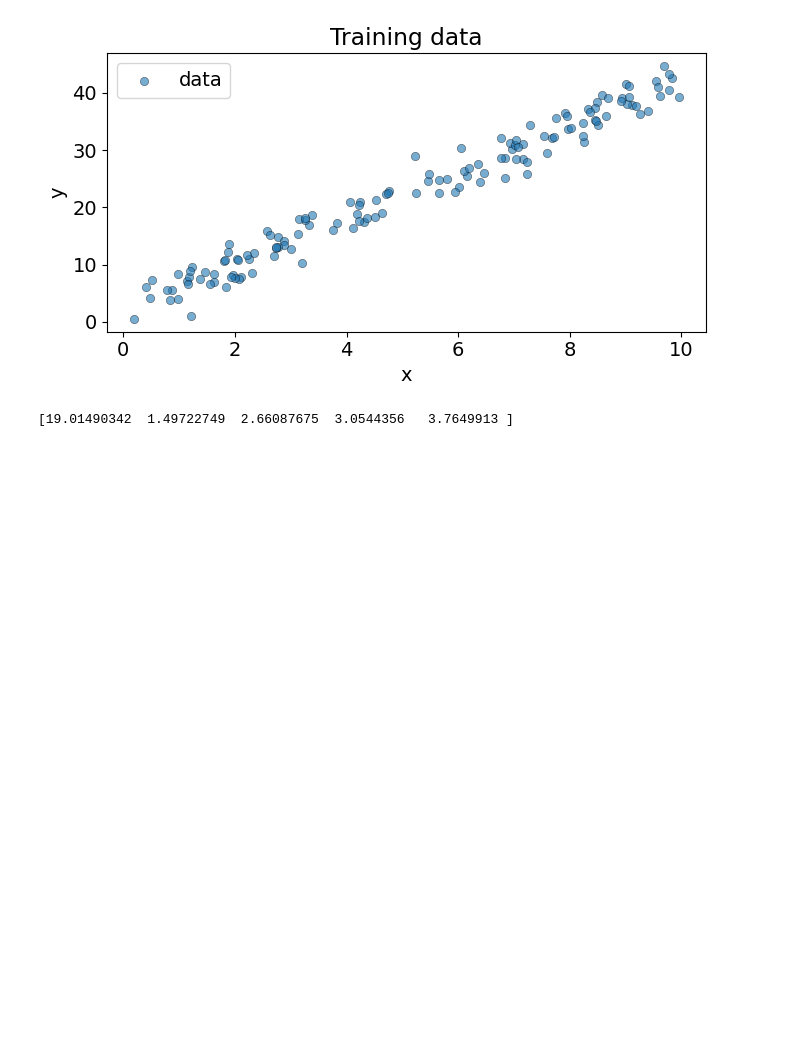
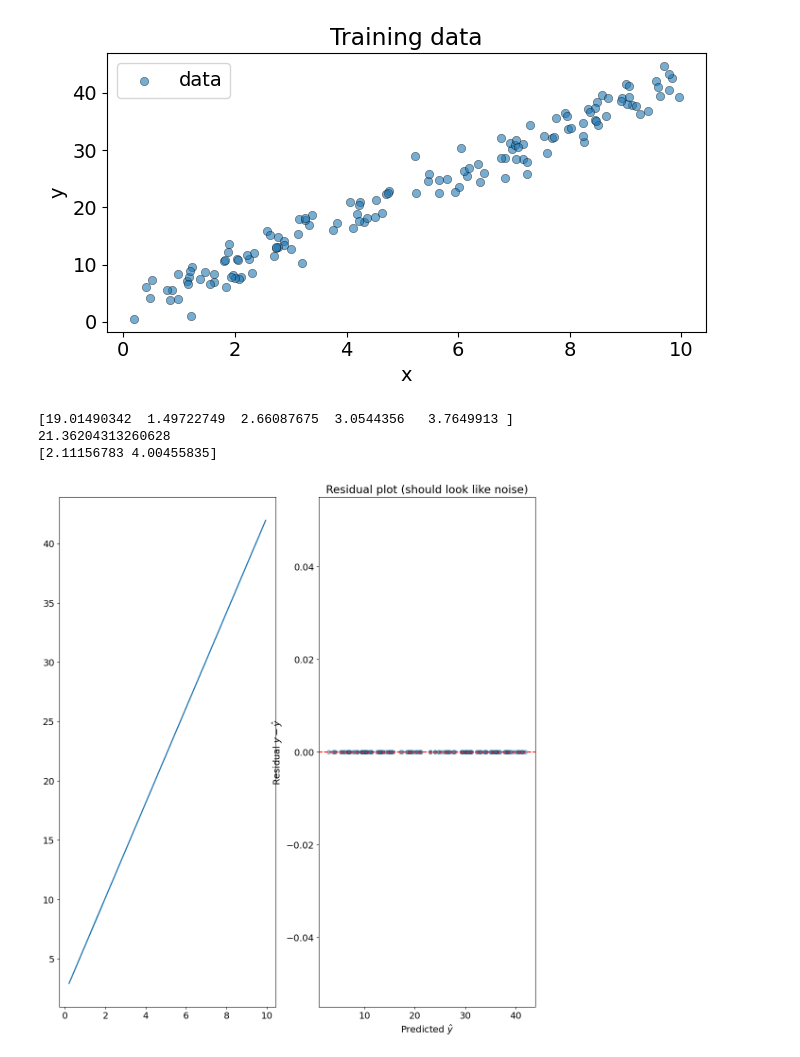
Before and after one commit to UpendraT25/machinelearning, a Jupyter notebook: linearRegression.ipynb, the cells around one changed output. Cells and saved outputs as stored; diff of their text form; code cells hidden in the pictures; blank space fills up the shorter version.

Commit message:
graphical representation

```diff
--- a/linearRegression.ipynb
+++ b/linearRegression.ipynb
@@ -35,6 +35,8 @@ plt.legend(); plt.tight_layout(); plt.show()
 # %%
 #Linear regression class
 import numpy as np
+import matplotlib.pyplot as plt
+import matplotlib as mlt
 class linearRegressionNForm():
     def __init__(self):
         self.betaList=None
@@ -54,7 +56,7 @@ class linearRegressionNForm():
 
 #multivariate model prediction
 
-X = np.array([
+X2 = np.array([
     [1, 2, 5, 7, 1],
     [1, 3, 8, 2, 4],
     [1, 4, 1, 9, 5],
@@ -65,31 +67,67 @@ X = np.array([
     [1, 8, 9, 3, 6],
     [1, 9, 4, 5, 7],
     [1, 10, 6, 1, 3],
     [1, 11, 8, 7, 4],
 
     [1, 12, 5, 2, 6],
     [1, 13, 7, 9, 8],
     [1, 14, 1, 4, 5],
     [1, 15, 3, 6, 7],
     [1, 16, 9, 8, 1],
 
     [1, 17, 2, 5, 3],
     [1, 18, 4, 7, 9],
     [1, 19, 6, 3, 2],
     [1, 20, 8, 1, 4],
     [1, 21, 5, 9, 6]
 
 ])
 Y = np.array([
 
     58, 68, 68, 81, 74,
     93, 91, 88, 61, 89,
     76, 113, 72, 93, 100,
     82, 117, 88, 77, 110
 
 ])
 model = linearRegressionNForm()
-model.fit(X,Y)
+model.fit(X2,Y)
 print(model.betaList)
+print(model.mse(Y,X2))
+
+# random dataset
+mlt.rcParams.update({'font.size':14,'figure.dpi':100})
+rng=np.random.default_rng(44)
+beta1=4.0
+beta0=2.0
+
+n=140
+x=rng.uniform(0,10,size=n)
+noise=rng.normal(0,2,size=n)
+y=beta1*x+beta0+noise
+
+X=np.column_stack([np.ones(n),x])
+model.fit(X,y)
+print(model.betaList)
+
+fig, axes= plt.subplots(1,2,figsize=(13,14))
+
+#for left plot
+a=axes[0]
+y=model.predict(X)
+a.plot(x,y)
+
+# Right plot
+ax = axes[1]
+residuals = y - model.predict(X)
+ax.scatter(model.predict(X), residuals, alpha=0.5, edgecolors='k', linewidths=0.4)
+ax.axhline(0, color='r', lw=1.5, ls='--')
+ax.set_xlabel('Predicted $\\hat{y}$'); ax.set_ylabel('Residual $y - \\hat{y}$')
+ax.set_title('Residual plot (should look like noise)')
+
+plt.show()
 # %% [output]
 [19.01490342  1.49722749  2.66087675  3.0544356   3.7649913 ]
+21.36204313260628
+[2.11156783 4.00455835]
+[figure, added]
```
Also changed, not shown: parts of 1 cell of this notebook.
